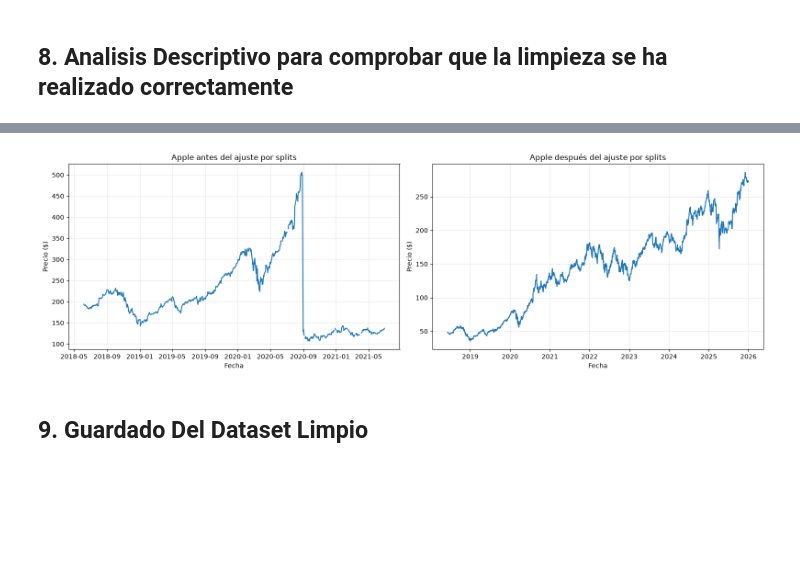
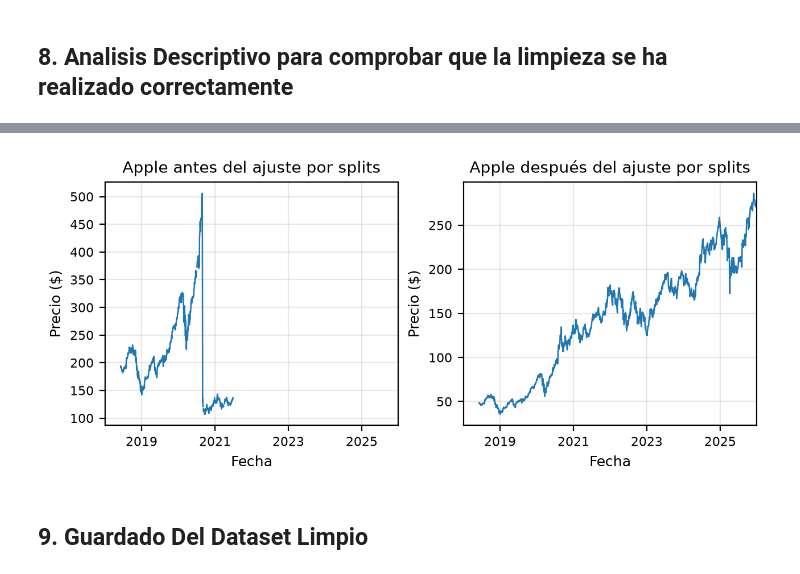
Before and after one commit to alvmorenobl/bbva-option-pricing-montecarlo-rnn, a Jupyter notebook: Preprocesamiento_limpieza.ipynb, the cells around one changed output, grey strips where cells are left out. Saved outputs shown, nothing was run; the diff lists cells and outputs as text; code cells hidden in the pictures; blank space fills up the shorter version.

```diff
--- a/Preprocesamiento_limpieza.ipynb
+++ b/Preprocesamiento_limpieza.ipynb
@@ -706,36 +722,62 @@ WMT      56.436667  116.790001
 # %%
 # Comparación de Apple antes y después del ajuste por splits
 
 apple_ajustada = df_daily[df_daily["symbol"] == "AAPL"].copy()
 
-fig, axes = plt.subplots(1, 2, figsize=(16, 5))
+# Tamaños de letra para el informe
+plt.rcParams.update({
+    "font.size": 9,
+    "axes.titlesize": 10,
+    "axes.labelsize": 9,
+    "xtick.labelsize": 8,
+    "ytick.labelsize": 8,
+})
+
+# 6,3 pulgadas = ancho de texto (width=1.0\textwidth)
+fig, axes = plt.subplots(1, 2, figsize=(6.3, 2.8), layout="constrained")
 
 # Antes del ajuste
 axes[0].plot(
     df_daily_apple_original["date"],
     df_daily_apple_original["close"],
-    color="#1f77b4"
+    color="#1f77b4", lw=0.9
 )
 axes[0].set_title("Apple antes del ajuste por splits")
 axes[0].set_xlabel("Fecha")
 axes[0].set_ylabel("Precio ($)")
 axes[0].grid(alpha=0.3)
+axes[0].yaxis.set_major_locator(MultipleLocator(50))
 
 # Después del ajuste
 axes[1].plot(
     apple_ajustada["date"],
     apple_ajustada["close"],
-    color="#1f77b4"
+    color="#1f77b4", lw=0.9
 )
 axes[1].set_title("Apple después del ajuste por splits")
 axes[1].set_xlabel("Fecha")
 axes[1].set_ylabel("Precio ($)")
 axes[1].grid(alpha=0.3)
+axes[1].yaxis.set_major_locator(MultipleLocator(50))
 
-plt.tight_layout()
+# Igualar las escalas temporales de ambos gráficos
+fecha_inicio = pd.Timestamp("2018-01-01")
+fecha_fin = pd.Timestamp("2026-01-01")
+
+# Mostrar un año cada dos, empezando en 2019
+años = pd.to_datetime([
+    "2019-01-01", "2021-01-01",
+    "2023-01-01", "2025-01-01"
+])
+
+for ax in axes:
+    ax.set_xlim(fecha_inicio, fecha_fin)
+    ax.set_xticks(años)
+    ax.xaxis.set_major_formatter(mdates.DateFormatter("%Y"))
+
 plt.show()
 # %% [output]
-[figure, old version]
+[figure, new version]
 # %% [markdown]
 ## 9. Guardado Del Dataset Limpio
 # %%
```
Also changed, not shown: parts of 3 cells of this notebook.
